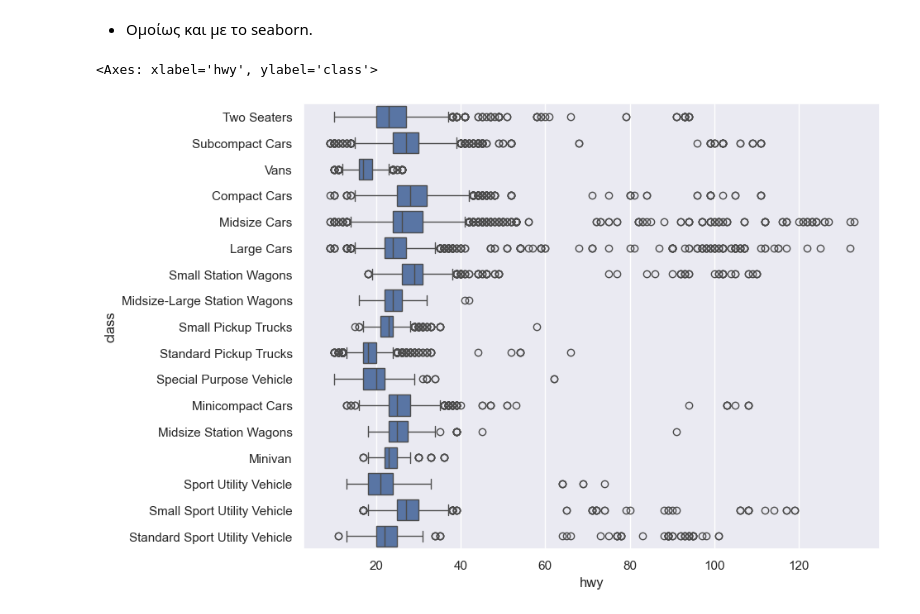
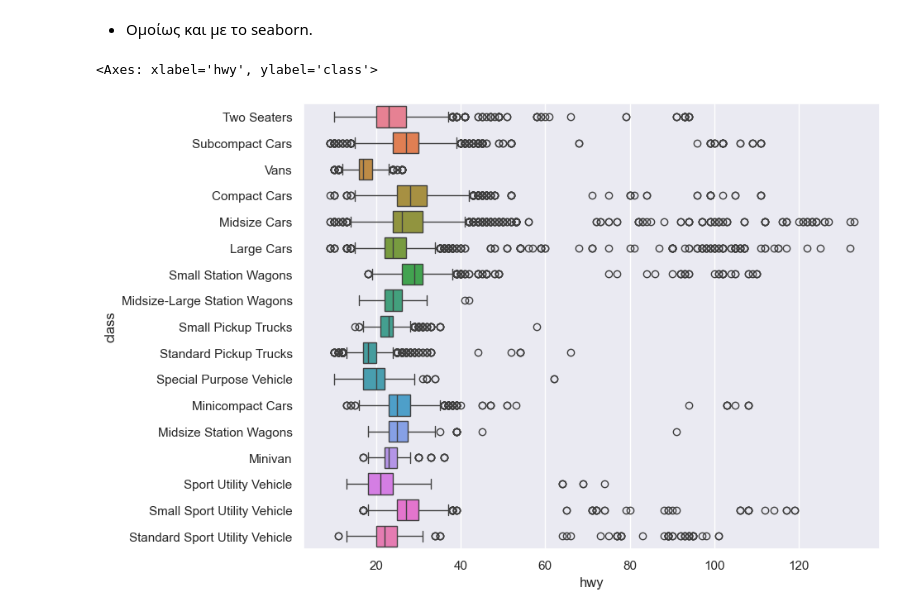
Before and after one commit to chrtsolkas/HY5_1_Data_Science_ML_Python, a Jupyter notebook: week2/06_ggplot2_seaborn_2.ipynb, the cells around one changed output. Saved outputs shown, nothing was run; the diff lists cells and outputs as text; code cells hidden in the pictures.

```diff
--- a/week2/06_ggplot2_seaborn_2.ipynb
+++ b/week2/06_ggplot2_seaborn_2.ipynb
@@ -258,7 +258,7 @@ ggplot(data=fmpg, mapping=aes(x='class', y='hwy')) + \
 # %% [markdown]
 * Ομοίως και με το seaborn.
 # %%
-sns.boxplot(x="hwy", y="class", orient='h', data=fmpg)
+sns.boxplot(x="hwy", y="class", hue='class', orient='h', data=fmpg)
 # %% [output]
 <Axes: xlabel='hwy', ylabel='class'>
-[figure, old version]
+[figure, new version]
```
Also changed, not shown: parts of 4 cells of this notebook.
